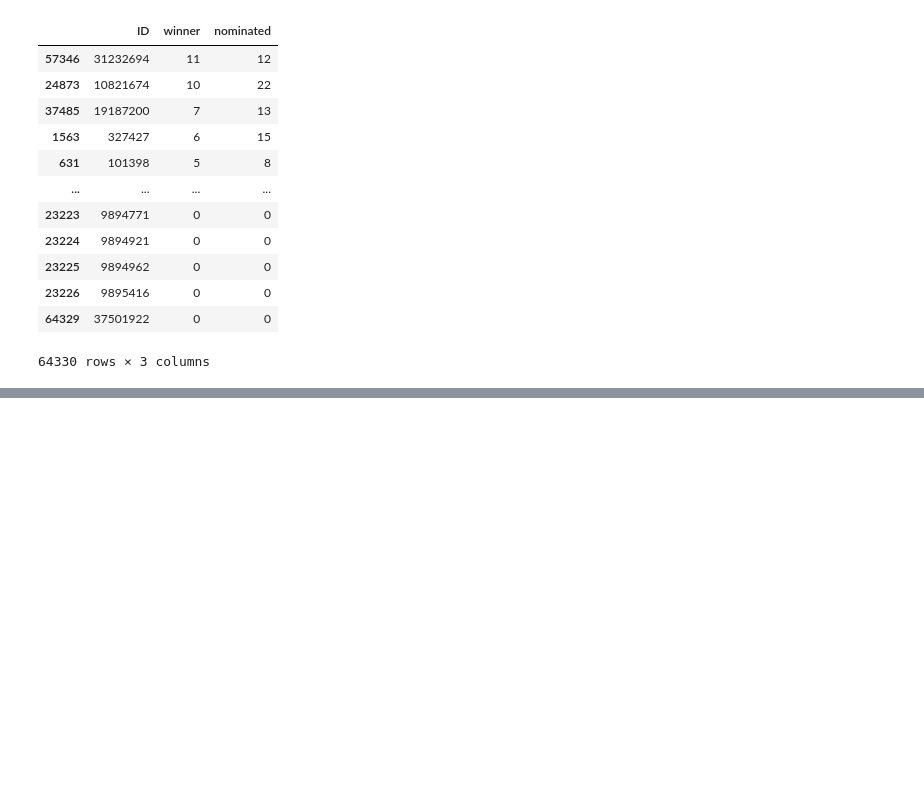
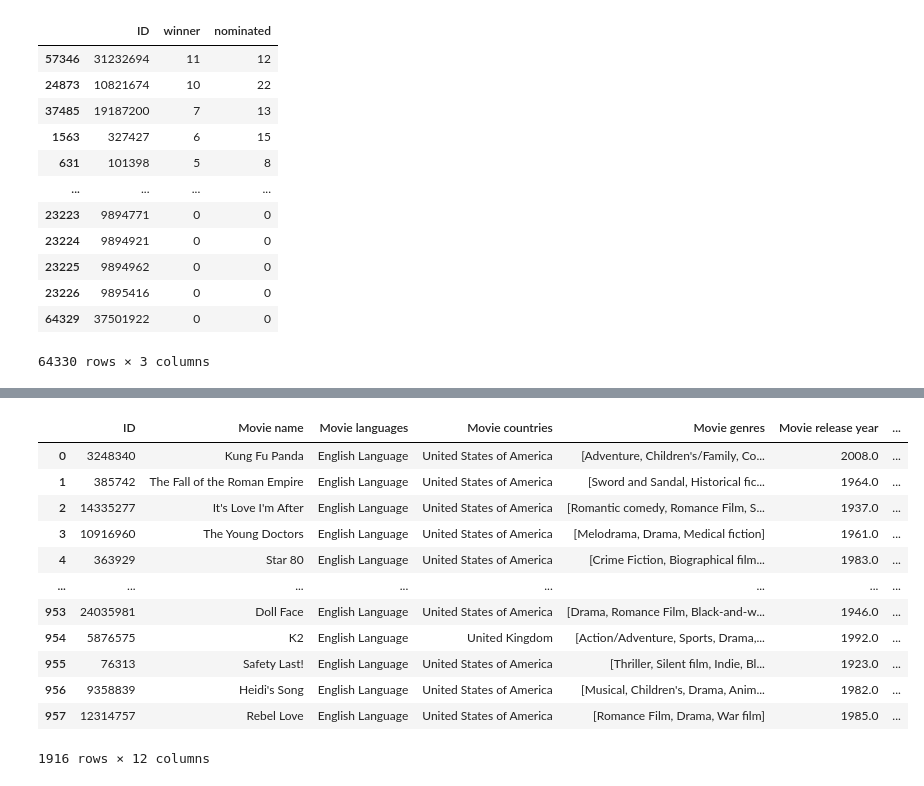
Before and after one commit to epfl-ada/ada-2022-project-cnxtn, a Jupyter notebook: oscar_analysis.ipynb, the cells around one changed output, grey strips where cells are left out. Drawn from its saved outputs; the diff is of its cells as text; code cells hidden in the pictures; blank space fills up the shorter version.

```diff
--- a/oscar_analysis.ipynb
+++ b/oscar_analysis.ipynb
@@ -122,0 +206,21 @@ movies_wo_oscar = movies[movies['nominated'] == 0 ]
+# %%
+## see how many genres are in common between two movies
+intersection = lambda list1, list2 :len(list(set(list1).intersection(list2)))
+comparator_winner_vs_no_nomination['genres_matches'] = comparator_winner_vs_no_nomination[['Movie genres_1','Movie genres_2']].apply(lambda x: intersection(*x) ,axis = 1)
+# only keep movie pairs with at least one genre in common
+comparator_with_matches = comparator_winner_vs_no_nomination[comparator_winner_vs_no_nomination['genres_matches']>0]
+# %%
+## we use perfect matching here in order to have a maximum 1-on-1 matching between movies with oscar winners
+## and movies without any oscar nomination
+
+# Initialise graph
+graph = nx.Graph()
+graph.add_nodes_from(comparator_with_matches['ID_1'], bipartite=0)
+graph.add_nodes_from(comparator_with_matches['ID_2'], bipartite=1)
+# add edges between movies with at least one oscar nominee and movies with no oscar nomination
+# with weight equal the number of genres in common between the two movies
+graph.add_weighted_edges_from(
+    [(row['ID_1'], row['ID_2'], row['genres_matches']) for index,row in tqdm(comparator_with_matches.iterrows(),total =comparator_with_matches.shape[0])], weight='weight')
+# maximize the weight in order to have the best matching between movies
+# matching them with most genres in common while trying to have maximum cardinality
+perfect_matching = nx.max_weight_matching(graph)
@@ -122,0 +242,26 @@ movies_wo_oscar = movies[movies['nominated'] == 0 ]
+# %%
+## split id1 and id2
+matched_movies_1 = matched_movies[matched_movies.filter(regex='_1|Movie release era|Movie languages|Movie countries').columns]
+matched_movies_2 = matched_movies[matched_movies.filter(regex='_2|Movie release era|Movie languages|Movie countries').columns]
+# removing prefix for column names so we can have the same column names for matched_movies_1 and matched_movies_2
+matched_movies_1.columns = matched_movies_1.columns.str.rstrip('_1')
+matched_movies_2.columns = matched_movies_2.columns.str.rstrip('_2')
+# concatenating the two dataframes into one
+final_matched_movies = pd.concat([matched_movies_1,matched_movies_2])
+# adding is_after value
+final_matched_movies['OscarWinner'] =(final_matched_movies['winner']>0).astype(int)
+final_matched_movies
+# %% [output]
+|  | ID | Movie name | Movie languages | Movie countries | Movie genres | Movie release year | ... |
+| 0 | 3248340 | Kung Fu Panda | English Language | United States of America | [Adventure, Children's/Family, Co... | 2008.0 | ... |
+| 1 | 385742 | The Fall of the Roman Empire | English Language | United States of America | [Sword and Sandal, Historical fic... | 1964.0 | ... |
+| 2 | 14335277 | It's Love I'm After | English Language | United States of America | [Romantic comedy, Romance Film, S... | 1937.0 | ... |
+| 3 | 10916960 | The Young Doctors | English Language | United States of America | [Melodrama, Drama, Medical fiction] | 1961.0 | ... |
+| 4 | 363929 | Star 80 | English Language | United States of America | [Crime Fiction, Biographical film... | 1983.0 | ... |
+| ... | ... | ... | ... | ... | ... | ... | ... |
+| 953 | 24035981 | Doll Face | English Language | United States of America | [Drama, Romance Film, Black-and-w... | 1946.0 | ... |
+| 954 | 5876575 | K2 | English Language | United Kingdom | [Action/Adventure, Sports, Drama,... | 1992.0 | ... |
+| 955 | 76313 | Safety Last! | English Language | United States of America | [Thriller, Silent film, Indie, Bl... | 1923.0 | ... |
+| 956 | 9358839 | Heidi's Song | English Language | United States of America | [Musical, Children's, Drama, Anim... | 1982.0 | ... |
+| 957 | 12314757 | Rebel Love | English Language | United States of America | [Romance Film, Drama, War film] | 1985.0 | ... |
+1916 rows × 12 columns
```
Also changed, not shown: parts of 15 cells of this notebook.
